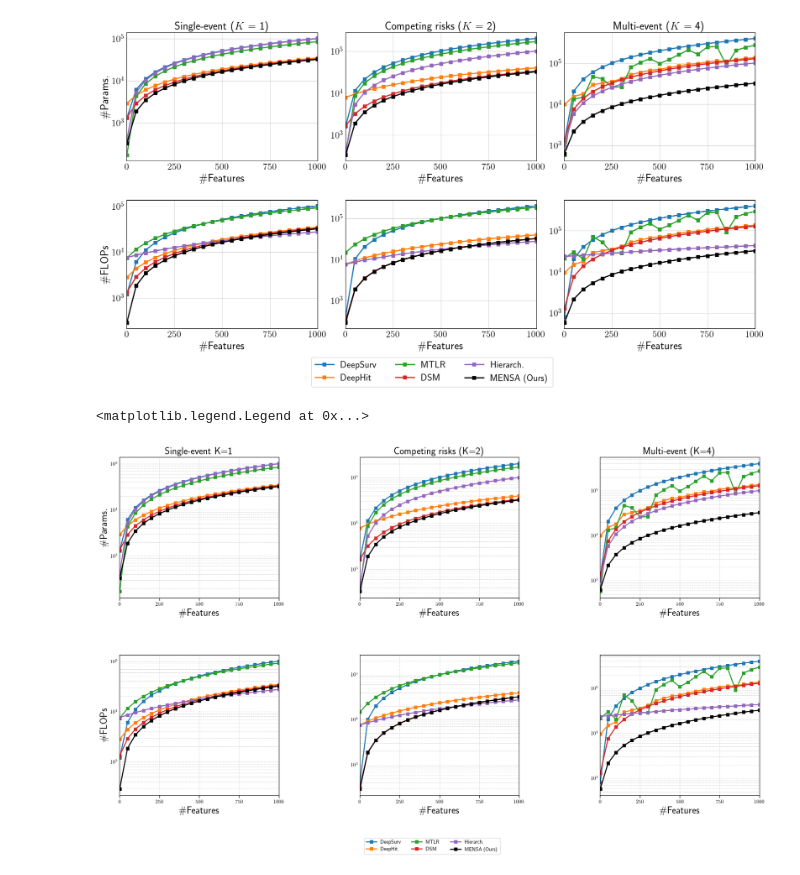
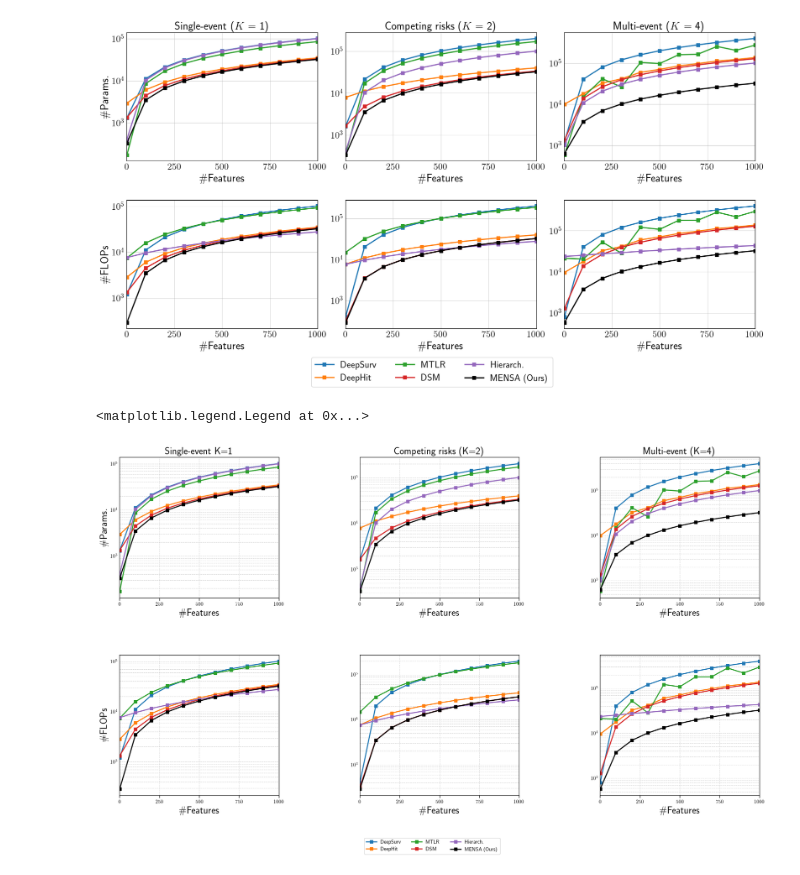
Before and after one commit to thecml/mensa, a Jupyter notebook: notebooks/plot_model_complex.ipynb, the cells around one changed output. Drawn from its saved outputs; the diff is of its cells as text; code cells hidden in the pictures.

Commit message:
Less data points on complexity plot

```diff
--- a/notebooks/plot_model_complex.ipynb
+++ b/notebooks/plot_model_complex.ipynb
@@ -63,6 +63,10 @@ fig, axs = plt.subplots(2, 3, figsize=(16, 8), constrained_layout=True,
 
 handles = []
 labels = []
+
+df_single = df_single[df_single['NumFeatures'].isin([1] + [x for x in range(100, 1001, 100)])]
+df_competing = df_competing[df_competing['NumFeatures'].isin([1] + [x for x in range(100, 1001, 100)])]
+df_multi = df_multi[df_multi['NumFeatures'].isin([1] + [x for x in range(100, 1001, 100)])]
 
 for row in range(2):
     for col, case in enumerate(subplot_cases):
@@ -109,34 +113,34 @@ for row in range(2):
         # Set y-axis to log scale
         ax.set_yscale('log')
 
         # Set x-axis range and ticks
         ax.set_xlim(1, 1000)
         ax.set_xticks(np.arange(0, 1001, 250))
         ax.set_xlabel("\\#Features")
 
         # Add column headings only for the first row
         if row == 0:
             if col == 0:
                 case += " (" + r'$K$ = 1' + ")"
             elif col == 1:
                 case += " (" + r'$K$ = 2' + ")"
             else:
                 case += " (" + r'$K$ = 4' + ")"
             ax.set_title(case)
 
         ax.grid(True, alpha=0.5)
 
         if col == 0:  # Add Y-label only on the leftmost column
             ax.set_ylabel(ylabel)
 
         ax.tick_params(axis='y', which='both', length=0)
         ax.tick_params(axis='x', which='both', length=0)
 
 # Add a single legend for all subplots
 fig.legend(handles, labels, loc='upper center', bbox_to_anchor=(0.5, 0), ncol=3)
 fig.savefig(f"{cfg.PLOTS_DIR}/model_complexcity.pdf", format='pdf', bbox_inches='tight')
 # %% [output]
-[figure, old version]
+[figure, new version]
 # %%
 import matplotlib.pyplot as plt
 import numpy as np
@@ -223,4 +227,4 @@ for row in range(2):
 fig.legend(handles, labels, loc='upper center', bbox_to_anchor=(0.5, -0.05), ncol=3, fontsize=10)
 # %% [output]
 <matplotlib.legend.Legend at 0x...>
-[figure, old version]
+[figure, new version]
```
